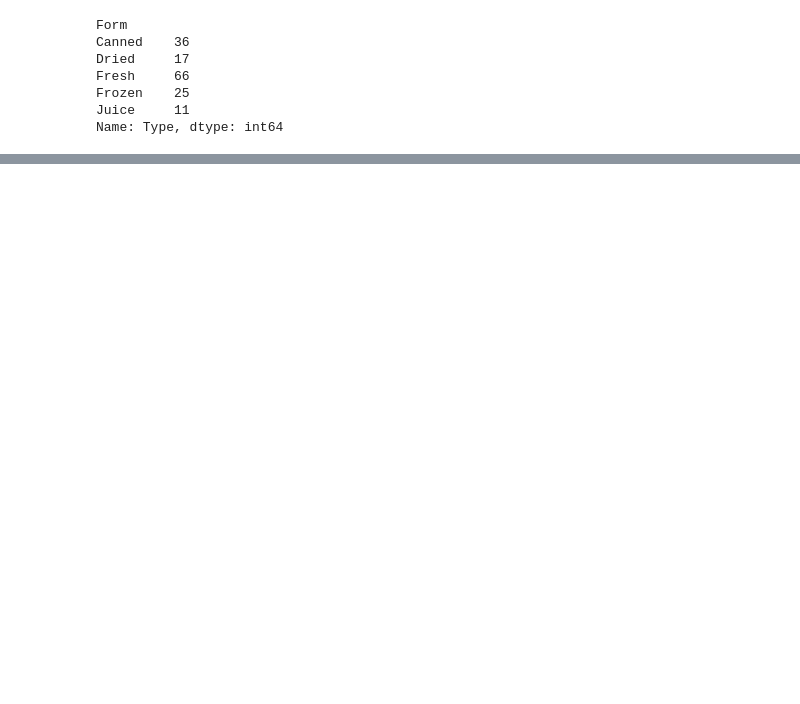
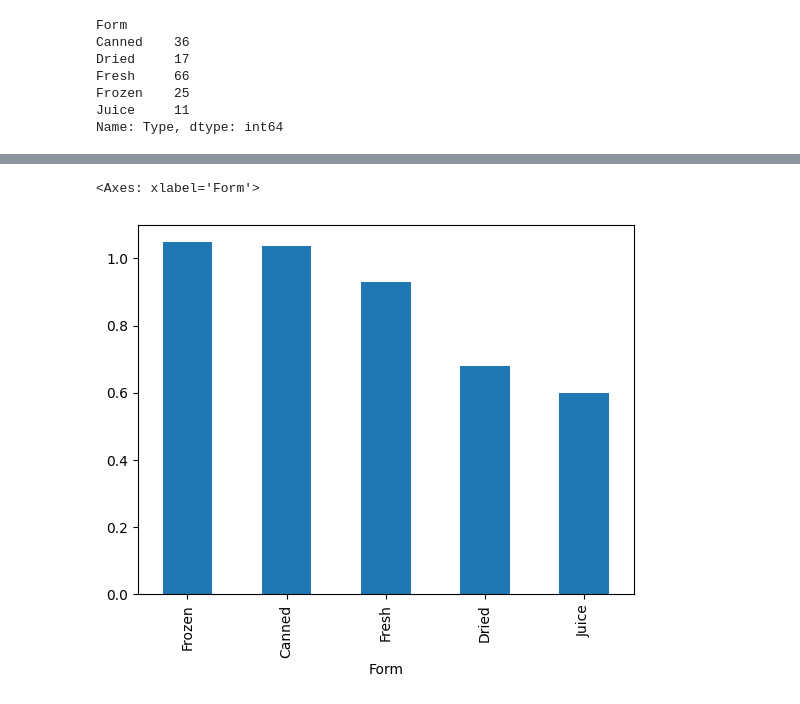
Before and after one commit to nickthe7th/DataProjects, a Jupyter notebook: Fruit_and_Veg/Fruit_and_Veg.ipynb, the cells around one changed output, grey strips where cells are left out. Cells and saved outputs as stored; diff of their text form; code cells hidden in the pictures; blank space fills up the shorter version.

```diff
--- a/Fruit_and_Veg/Fruit_and_Veg.ipynb
+++ b/Fruit_and_Veg/Fruit_and_Veg.ipynb
@@ -90,0 +82,7 @@ AttributeError: module 'matplotlib' has no attribute 'pyplot'
+# %%
+bar2 = allPriceData.groupby(['Form'])['CupEquivalentPrice'].mean()
+pd.Series.sort_values(bar2, ascending=False ,inplace=True)
+bar2.plot.bar()
+# %% [output]
+<Axes: xlabel='Form'>
+[figure, added]
```
Also changed, not shown: parts of 8 cells of this notebook.
